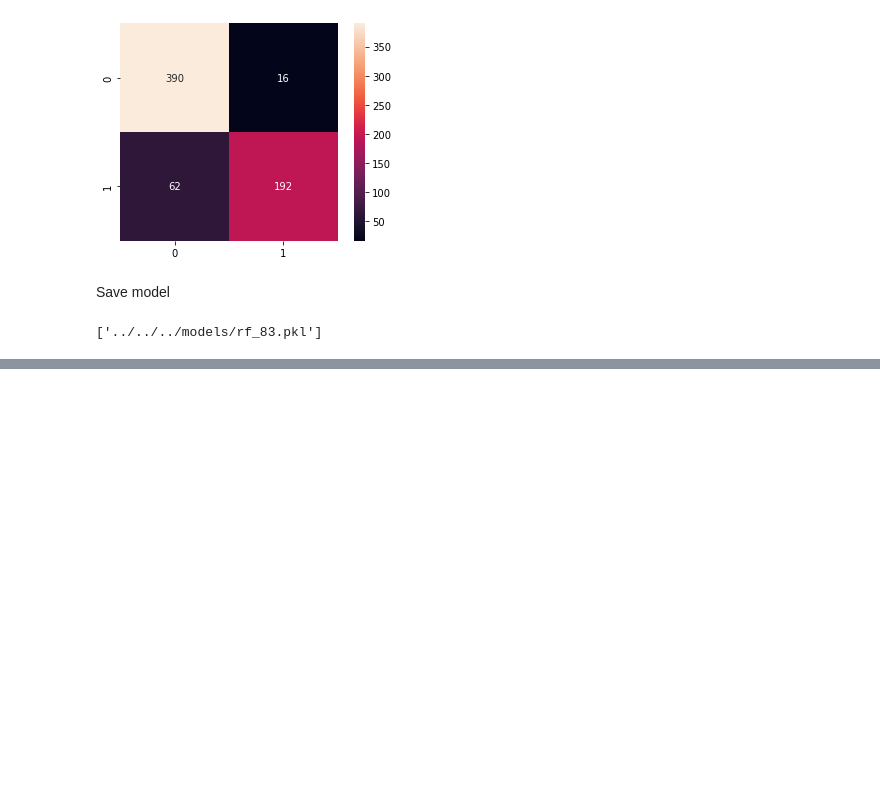
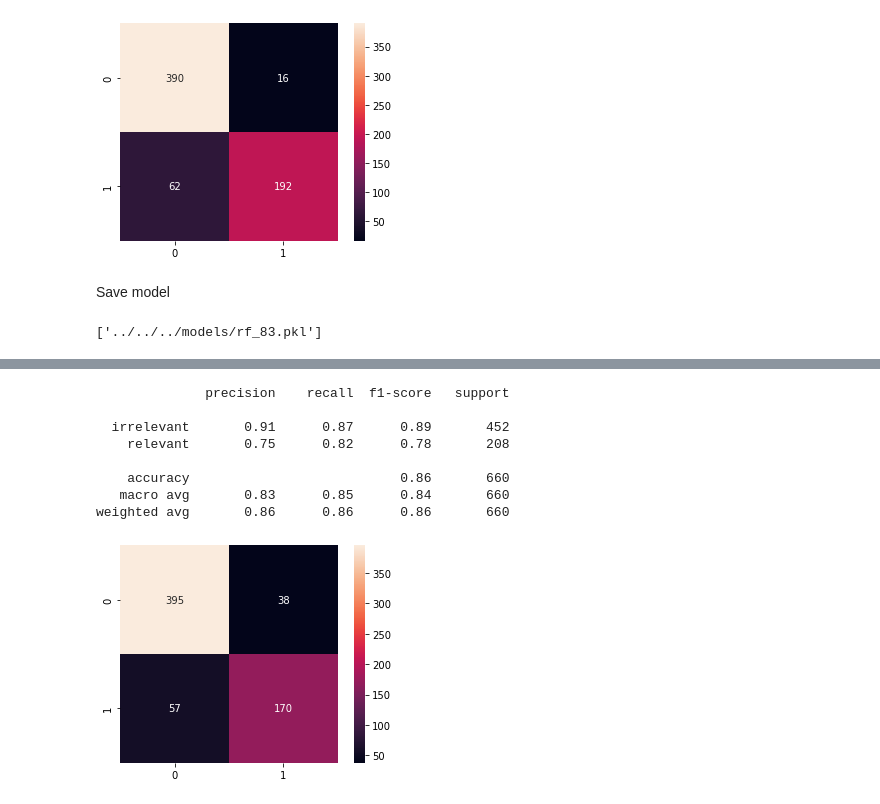
Before and after one commit to Isaac1o/CDFW, a Jupyter notebook: twitter/coyotes/geo_grid/notebooks/modeling_notebooks/word_embeddings_rf.ipynb, the cells around one changed output, grey strips where cells are left out. Drawn from its saved outputs; the diff is of its cells as text; code cells hidden in the pictures; blank space fills up the shorter version.

```diff
--- a/twitter/coyotes/geo_grid/notebooks/modeling_notebooks/word_embeddings_rf.ipynb
+++ b/twitter/coyotes/geo_grid/notebooks/modeling_notebooks/word_embeddings_rf.ipynb
@@ -288,0 +316,12 @@ Save model
+# %%
+print_scores(gbc, y_test, X_test)
+# %% [output]
+              precision    recall  f1-score   support
+
+  irrelevant       0.91      0.87      0.89       452
+    relevant       0.75      0.82      0.78       208
+
+    accuracy                           0.86       660
+   macro avg       0.83      0.85      0.84       660
+weighted avg       0.86      0.86      0.86       660
+[figure, added]
```
Also changed, not shown: parts of 6 cells of this notebook.
